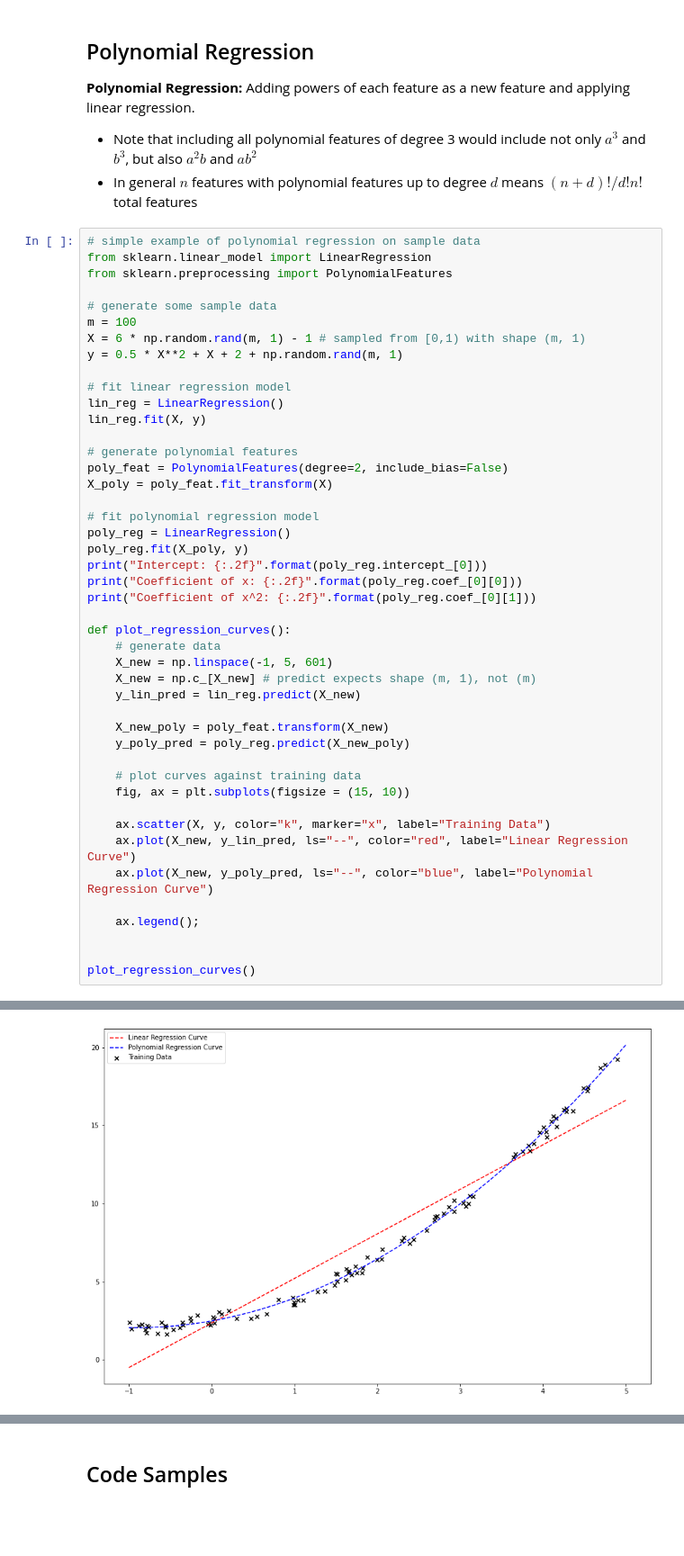
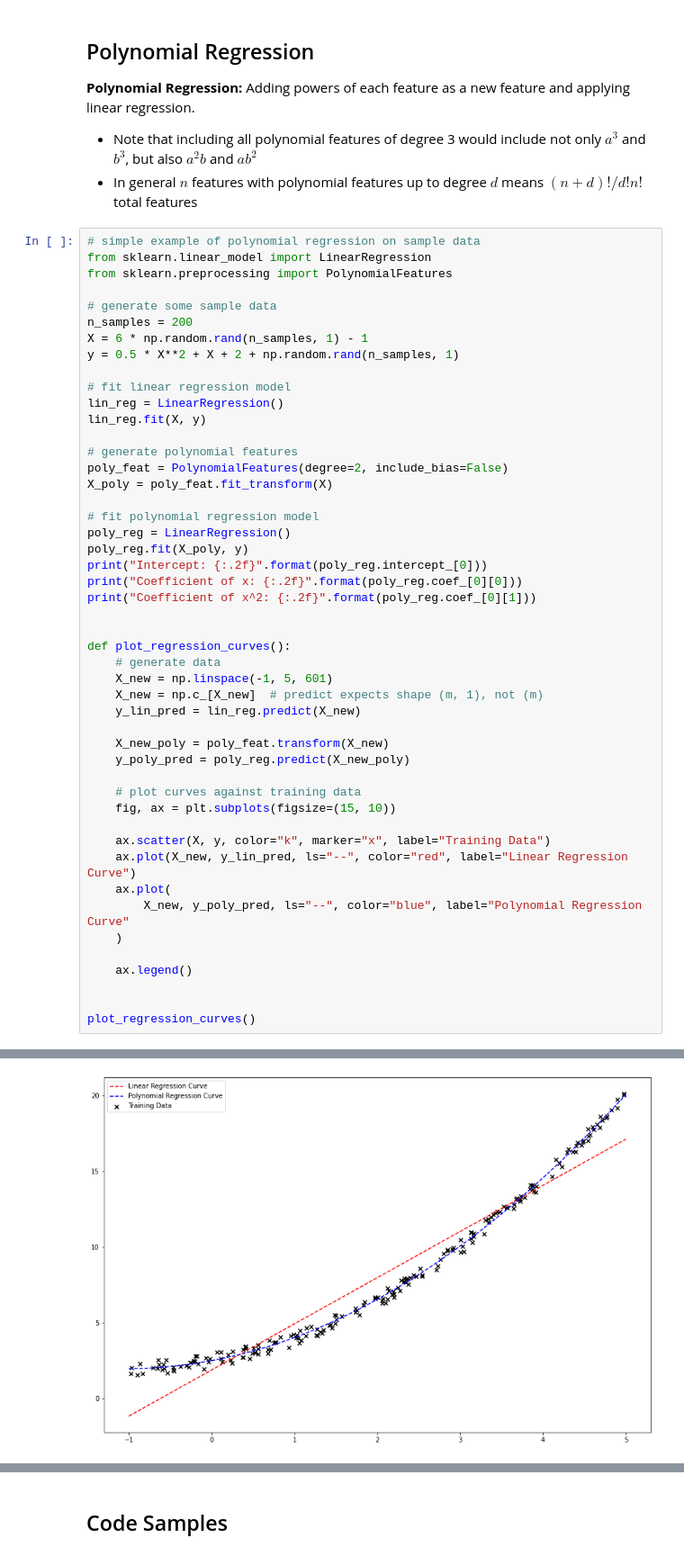
Before and after one commit to chris-leonard/hands-on-machine-learning, a Jupyter notebook: chapter-4/chapter-4-notes.ipynb, the cells around one changed output, grey strips where cells are left out. Shown at 90% size. Drawn from its saved outputs; the diff is of its cells as text; blank space fills up the shorter version.

```diff
--- a/chapter-4/chapter-4-notes.ipynb
+++ b/chapter-4/chapter-4-notes.ipynb
@@ -186,9 +186,9 @@ from sklearn.linear_model import LinearRegression
 from sklearn.preprocessing import PolynomialFeatures
 
 # generate some sample data
-m = 100
-X = 6 * np.random.rand(m, 1) - 1 # sampled from [0,1) with shape (m, 1)
-y = 0.5 * X**2 + X + 2 + np.random.rand(m, 1)
+n_samples = 200
+X = 6 * np.random.rand(n_samples, 1) - 1
+y = 0.5 * X**2 + X + 2 + np.random.rand(n_samples, 1)
 
 # fit linear regression model
 lin_reg = LinearRegression()
@@ -205,23 +205,26 @@ print("Intercept: {:.2f}".format(poly_reg.intercept_[0]))
 print("Coefficient of x: {:.2f}".format(poly_reg.coef_[0][0]))
 print("Coefficient of x^2: {:.2f}".format(poly_reg.coef_[0][1]))
 
+
 def plot_regression_curves():
     # generate data
     X_new = np.linspace(-1, 5, 601)
-    X_new = np.c_[X_new] # predict expects shape (m, 1), not (m)
+    X_new = np.c_[X_new]  # predict expects shape (m, 1), not (m)
     y_lin_pred = lin_reg.predict(X_new)
 
     X_new_poly = poly_feat.transform(X_new)
     y_poly_pred = poly_reg.predict(X_new_poly)
 
     # plot curves against training data
-    fig, ax = plt.subplots(figsize = (15, 10))
+    fig, ax = plt.subplots(figsize=(15, 10))
 
     ax.scatter(X, y, color="k", marker="x", label="Training Data")
     ax.plot(X_new, y_lin_pred, ls="--", color="red", label="Linear Regression Curve")
-    ax.plot(X_new, y_poly_pred, ls="--", color="blue", label="Polynomial Regression Curve")
+    ax.plot(
+        X_new, y_poly_pred, ls="--", color="blue", label="Polynomial Regression Curve"
+    )
 
-    ax.legend();
+    ax.legend()
 
 
 plot_regression_curves()
@@ -232 +235 @@ Coefficient of x^2: 0.52
-[figure, old version]
+[figure, new version]
```
Also changed, not shown: parts of 9 cells of this notebook, 4 other files.
